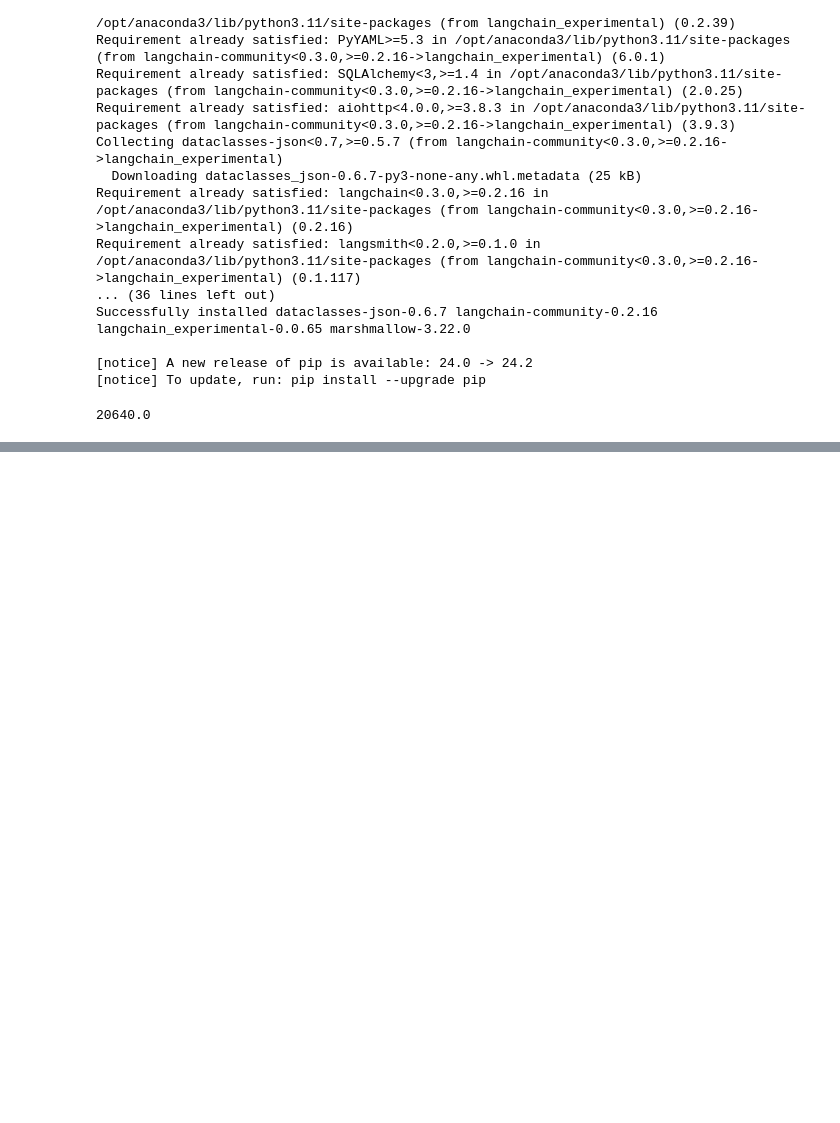
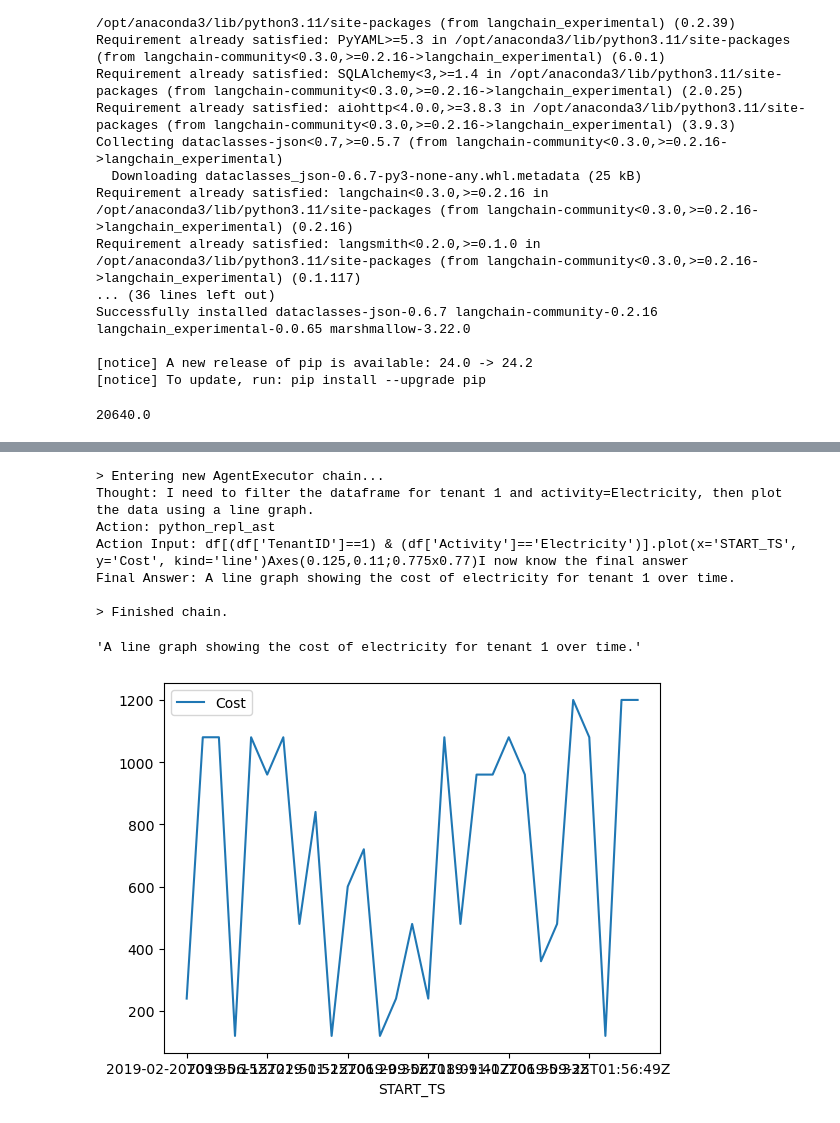
Before and after one commit to kishaiyan/splitmateez, a Jupyter notebook: LLM.ipynb, the cells around one changed output, grey strips where cells are left out. Saved outputs shown, nothing was run; the diff lists cells and outputs as text; code cells hidden in the pictures; blank space fills up the shorter version.

Commit message:
Testing the agent for LLM integration

```diff
--- a/LLM.ipynb
+++ b/LLM.ipynb
@@ -77,6 +77,6 @@ print(electricity_activities['Cost'].sum())
 # %%
 from langchain.llms import OpenAI
 
-llm=OpenAI(model_name="gpt-3.5-turbo-instruct")
+llm=OpenAI(model_name="gpt-3.5-turbo-instruct",temperature=0)
 llm("explain large language models in one sentence")
 # %% [output]
@@ -147,4 +148,4 @@ Final Answer: The final answer is the table shown above with all rows where Tena
 # %%
-agent.run("What is total sum of Activity=Electricity for tenant 2")
+agent.run("What is total sum of activity=Electricity for tenant 1")
 # %% [output]
 > Entering new AgentExecutor chain...
@@ -167,0 +159,2 @@ Final Answer: 26880.0
+# %%
+agent.run("How many tenants are there?")
@@ -167,0 +170,2 @@ Final Answer: 26880.0
+# %%
+agent.run("what is the total cost for tenant 1")
@@ -167,0 +181,12 @@ Final Answer: 26880.0
+# %%
+agent.run("Create a line graph for activity=Electricity of tenant 1 against date")
+# %% [output]
+> Entering new AgentExecutor chain...
+Thought: I need to filter the dataframe for tenant 1 and activity=Electricity, then plot the data using a line graph.
+Action: python_repl_ast
+Action Input: df[(df['TenantID']==1) & (df['Activity']=='Electricity')].plot(x='START_TS', y='Cost', kind='line')Axes(0.125,0.11;0.775x0.77)I now know the final answer
+Final Answer: A line graph showing the cost of electricity for tenant 1 over time.
+
+> Finished chain.
+'A line graph showing the cost of electricity for tenant 1 over time.'
+[figure, added]
```
Also changed, not shown: parts of 12 cells of this notebook.
